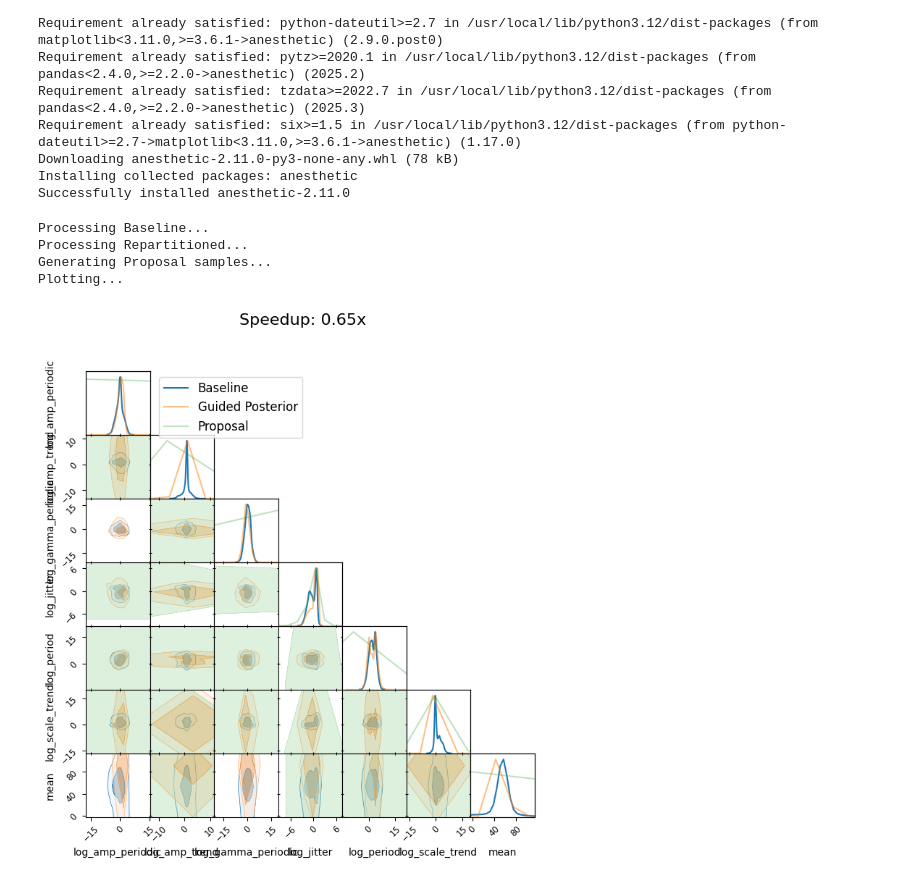
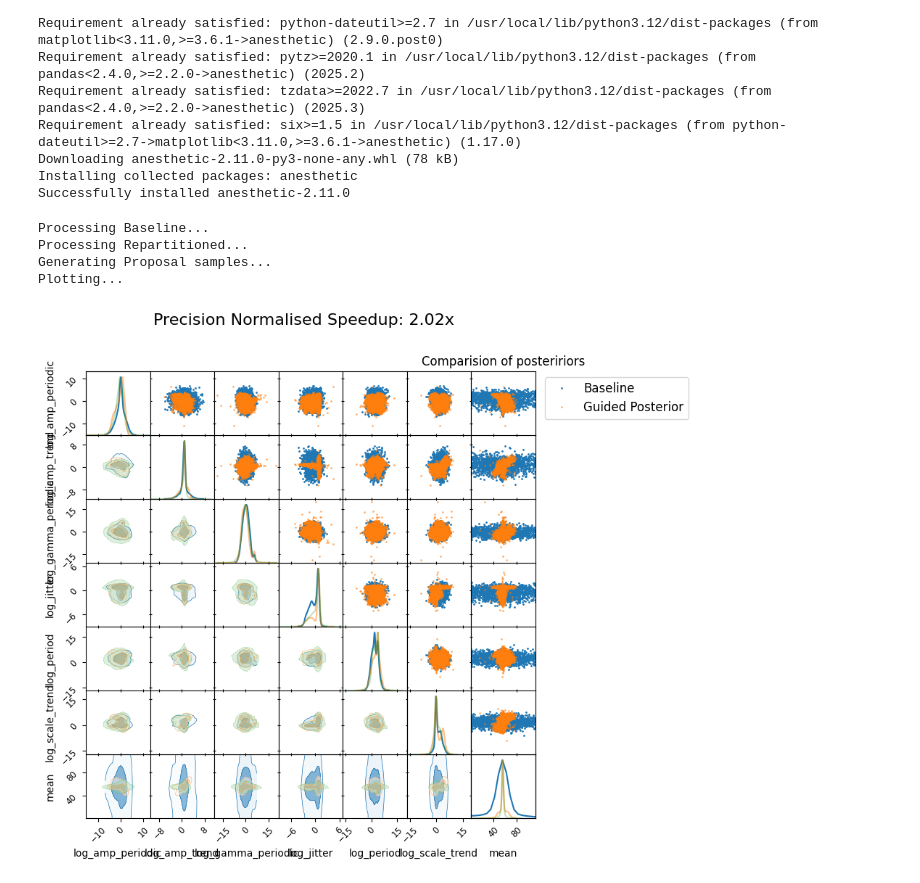
Before and after one commit to alexdrane/GaussianHeartRate, a Jupyter notebook: Gaussian_Heart_Rate.ipynb, the cells around one changed output. Drawn from its saved outputs; the diff is of its cells as text; code cells hidden in the pictures.

Commit message:
Streamlining and optimising the code. Added upper scatter, discrepencies in posterior still occuring

```diff
--- a/Gaussian_Heart_Rate.ipynb
+++ b/Gaussian_Heart_Rate.ipynb
@@ -833,0 +236,5 @@ CONCLUSION: Runs are CONSISTENT.
+# %%
+n_live = 500
+n_sample = 500
+inflation_factor = 2.5
+num_delete = n_live // 2
@@ -863,35 +883,39 @@ from anesthetic import NestedSamples, make_2d_axes, MCMCSamples
 import jax
 import jax.numpy as jnp
 
-# --- 1. CONVERSION HELPER ---
+import warnings
+
+warnings.filterwarnings("ignore", message="The following kwargs were not used by contour: 'scatter_kwargs'")
+
 def to_anesthetic(dead_list, state, names, nlive):
-    # Stack BlackJAX history (list of pytrees) into arrays
+    # 1. Stack and Flatten
     stack = jax.tree_util.tree_map(lambda *args: jnp.stack(args), *dead_list)
 
     d_params = np.array(stack.particles)
+    if d_params.ndim == 3: d_params = d_params.reshape(-1, d_params.shape[-1])
+
     l_params = np.array(state.particles)
 
-    # FIX 1: Flatten the batch dimension if it exists (Steps, Batch, Dim) -> (Total, Dim)
-    if d_params.ndim == 3:
-        d_params = d_params.reshape(-1, d_params.shape[-1])
-
-    # Extract logL (Robust handle for 'loglikelihood' vs 'log_likelihood')
+    # 2. LogL Handling
     d_logL = np.array(getattr(stack, 'log_likelihood', getattr(stack, 'loglikelihood', None)))
+    if d_logL.ndim == 2: d_logL = d_logL.flatten()
     l_logL = np.array(getattr(state, 'log_likelihood', getattr(state, 'loglikelihood', None)))
 
-    # FIX 2: Flatten logL batch dimension if it exists (Steps, Batch) -> (Total,)
-    if d_logL.ndim == 2:
-        d_logL = d_logL.flatten()
-
-    # Combine
+    # 3. Create DataFrame
     data = pd.DataFrame(np.concatenate([d_params, l_params]), columns=names)
     data['logL'] = np.concatenate([d_logL, l_logL])
 
-    # Tiny jitter to prevent triangulation crashes on identical points
+    # --- FIX: SAFETY JITTER ---
+    # Adds tiny noise (1/100,000th of the width) to prevent triangulation crashes
     for col in names:
-        data[col] += np.random.normal(0, data[col].std() * 1e-5, size=len(data))
+        scale = data[col].std()
+        if scale == 0: scale = 1.0 # Handle constant parameters
 
-    # FIX 3: Do not pass nlive to __init__, set it as an attribute
+        # Add jitter
+        noise = np.random.normal(0, scale * 1e-5, size=len(data))
+        data[col] += noise
+    # --------------------------
+
     samples = NestedSamples(data=data, logL=data['logL'])
     samples.nlive = nlive
     return samples
@@ -910,49 +934,56 @@ s_repart = to_anesthetic(dead_repart, state_2, param_names, n_live)
 # C. Proposal (Student-t)
 print("Generating Proposal samples...")
 rng_key, k_vis = jax.random.split(rng_key)
-prop_draws = np.array(sample_fresh(k_vis, 5000))
+prop_draws = np.array(sample_fresh(k_vis, 10000))
 s_prop = MCMCSamples(data=pd.DataFrame(prop_draws, columns=param_names))
 
 # --- 3. PLOTTING ---
 print("Plotting...")
-fig, axes = make_2d_axes(param_names, upper=False, figsize=(8, 8))
+fig, axes = make_2d_axes(param_names, upper=True, figsize=(8, 8))
 
 # Layer 1: Baseline (Blue)
-s_base.plot_2d(axes, label="Baseline", color='C0')
+s_base.compress().plot_2d(axes, label="Baseline", color='C0')
 
 # Layer 2: Guided Posterior (Orange)
-s_repart.plot_2d(axes, label="Guided Posterior", color='C1', alpha=0.5)
+
+s_repart.compress().plot_2d(axes, label="Guided Posterior", color='C1', alpha=0.5)
 
 # Layer 3: Proposal (Green Dashed)
 s_prop.plot_2d(axes, label="Proposal", color='C2', alpha=0.3,
-               lower_kwargs={'linestyles': '--', 'levels': [0.95]})
+               kind='kde',  # <--- Forces contours instead of dot cloud
+               lower_kwargs={
+                   'linestyles': '--',
+                   'levels': [0.95],
+                   # This hides any individual points outside the 95% contour
+                   'scatter_kwargs': {'alpha': 0}
+               })
 
 # --- 4. SMART ZOOM ---
 # Focus axes on the Guided Posterior results
-buffer = 1
+buffer = 1.25
 for y in param_names:
     for x in param_names:
         if x in axes and y in axes[x]:
             ax = axes.loc[y, x]
             if ax is None: continue
 
             # Get limits from Repartitioned run (ignoring top/bottom 0.5% outliers)
             xd = s_repart[x]
             xmin, xmax = xd.quantile(0.005), xd.quantile(0.995)
             ax.set_xlim(xmin - (xmax-xmin)*buffer, xmax + (xmax-xmin)*buffer)
 
             if x != y:
                 yd = s_repart[y]
                 ymin, ymax = yd.quantile(0.005), yd.quantile(0.995)
                 ax.set_ylim(ymin - (ymax-ymin)*buffer, ymax + (ymax-ymin)*buffer)
-
-plt.suptitle(f"Speedup: {t_base / (t_repart + t_optim):.2f}x", fontsize=16)
+plt.title("Comparision of posteririors")
+plt.suptitle(f"Precision Normalised Speedup: {pns:.2f}x", fontsize=16)
 plt.legend(bbox_to_anchor=(1.05, 1), loc='upper left', fontsize=12)
 plt.show()
 # %% [output]
 Processing Baseline...
 Processing Repartitioned...
 Generating Proposal samples...
 Plotting...
-[figure, old version]
+[figure, new version]
 # %%
```
Also changed, not shown: parts of 13 cells of this notebook.
